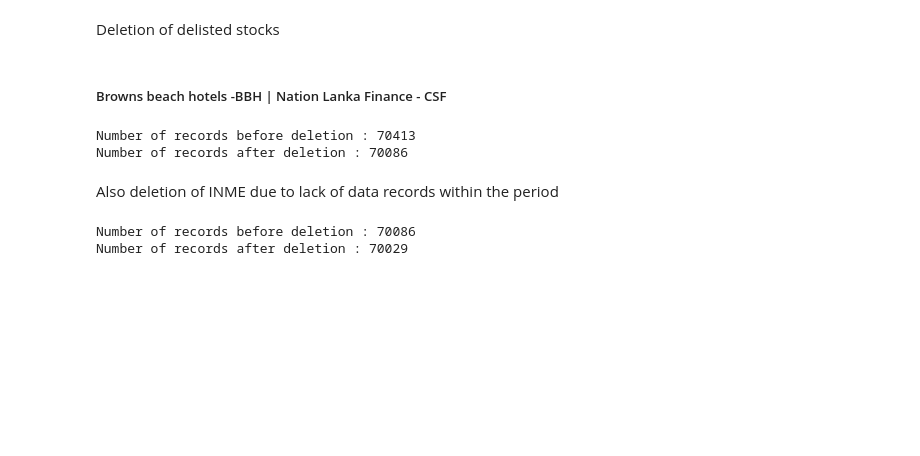
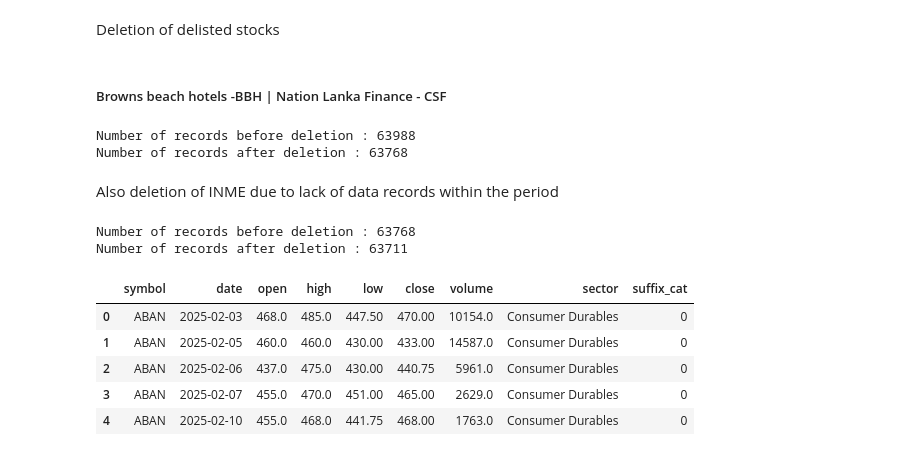
Before and after one commit to dehanf/Disaster-Shock-Market-Response, a Jupyter notebook: notebooks/Data cleaning/02_handling_suffix.ipynb, the cells around one changed output. Drawn from its saved outputs; the diff is of its cells as text; code cells hidden in the pictures; blank space fills up the shorter version.

```diff
--- a/notebooks/Data cleaning/02_handling_suffix.ipynb
+++ b/notebooks/Data cleaning/02_handling_suffix.ipynb
@@ -28,0 +38,30 @@ Number of records after deletion : 70413
+# %%
+# --- Additional Research-Specific Data Cleaning ---
+
+# 1. Remove specific outliers (Targeted ticker + suffix + date combinations)
+outlier_records = [
+    ('COLO', 'N0000', '2025-10-08'),
+    ('CIC', 'X0000', '2025-10-07')
+]
+for ticker, suf, date in outlier_records:
+    df = df[~((df['symbol'] == ticker) & (df['suffix'] == suf) & (df['date'] == date))]
+
+# 2. & 3. Remove penny stocks and low-volume stocks
+# We create a temporary combined identifier 'ticker.suffix' to check against your lists
+penny_stocks = [
+    'SEMB.N0000', 'SEMB.X0000', 'CSF.N0000', 'ASPH.N0000',
+    'TESS.N0000', 'TESS.X0000', 'UBF.N0000', 'ACME.N0000', 'MULL.N0000'
+]
+
+low_liquidity_stocks = [
+    'SLND.N0000', 'HARI.N0000', 'BREW.N0000', 'HUNT.N0000', 'LAMB.N0000',
+    'CINS.N0000', 'CINS.X0000', 'CTEA.N0000', 'LPRT.N0000', 'NEH.N0000',
+    'OFEQ.N0000', 'SFCL.N0000', 'CPRT.N0000', 'NTB.X0000', 'KFP.N0000',
+    'MSL.N0000', 'LION.N0000', 'PARA.N0000', 'SIL.N0000', 'CTHR.N0000'
+]
+
+# Create a combined mask for symbols to remove
+combined_id = df['symbol'] + '.' + df['suffix']
+df = df[~combined_id.isin(penny_stocks + low_liquidity_stocks)].copy()
+
+print(f"Post-cleaning: {df['symbol'].nunique()} instruments and {len(df)} records remain.")
@@ -55,8 +96,8 @@ df.drop(df[df['symbol'] == 'BBH'].index,inplace = True)
 df.drop(df[df['symbol'] == 'CSF'].index,inplace = True)
 print(f'Number of records after deletion : {df.shape[0]}')
 # %% [output]
-Number of records before deletion : 70413
-Number of records after deletion : 70086
+Number of records before deletion : 63988
+Number of records after deletion : 63768
 # %% [markdown]
 Also deletion of INME due to lack of data records within the period
 # %%
@@ -64,7 +105,16 @@ print(f'Number of records before deletion : {df.shape[0]}')
 df.drop(df[df['symbol'] == 'INME'].index,inplace = True)
 print(f'Number of records after deletion : {df.shape[0]}')
 # %% [output]
-Number of records before deletion : 70086
-Number of records after deletion : 70029
+Number of records before deletion : 63768
+Number of records after deletion : 63711
+# %%
+df.head()
+# %% [output]
+|  | symbol | date | open | high | low | close | volume | sector | suffix_cat |
+| 0 | ABAN | 2025-02-03 | 468.0 | 485.0 | 447.50 | 470.00 | 10154.0 | Consumer Durables | 0 |
+| 1 | ABAN | 2025-02-05 | 460.0 | 460.0 | 430.00 | 433.00 | 14587.0 | Consumer Durables | 0 |
+| 2 | ABAN | 2025-02-06 | 437.0 | 475.0 | 430.00 | 440.75 | 5961.0 | Consumer Durables | 0 |
+| 3 | ABAN | 2025-02-07 | 455.0 | 470.0 | 451.00 | 465.00 | 2629.0 | Consumer Durables | 0 |
+| 4 | ABAN | 2025-02-10 | 455.0 | 468.0 | 441.75 | 468.00 | 1763.0 | Consumer Durables | 0 |
 # %%
 df.to_csv('../../output/02_suffix_handled.csv',index = False)
```
Also changed, not shown: parts of 3 cells of this notebook, 18 other files.
